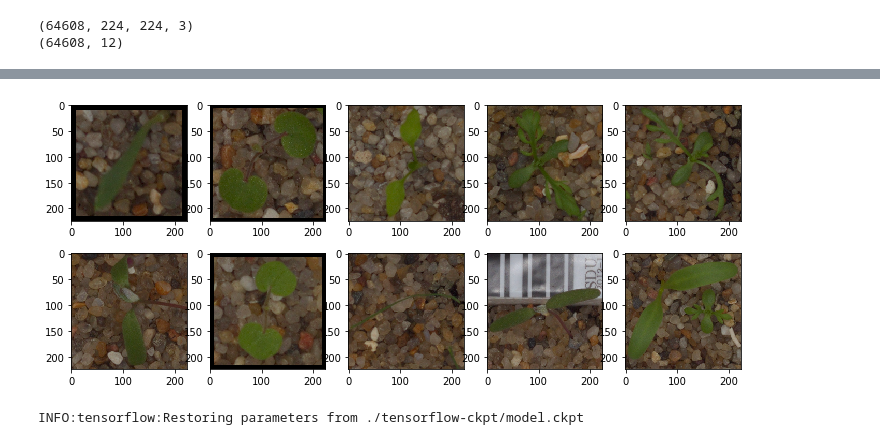
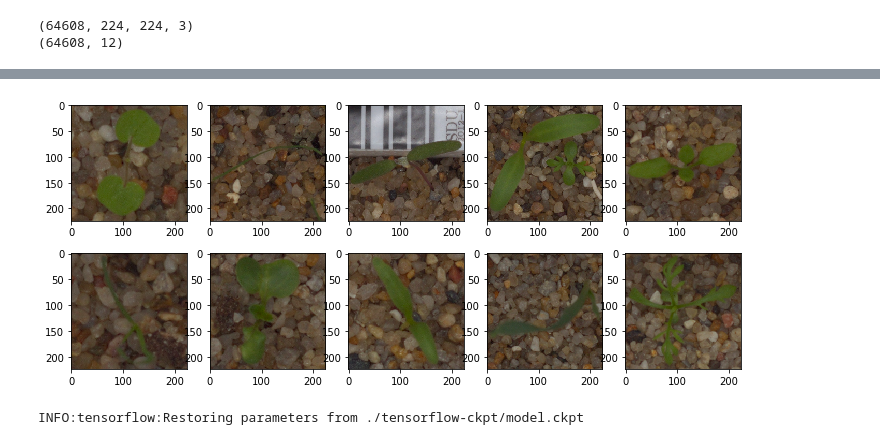
Before and after one commit to acarl005/mids-w207-final, a Jupyter notebook: main.ipynb, the cells around one changed output, grey strips where cells are left out. Drawn from its saved outputs; the diff is of its cells as text; code cells hidden in the pictures.

```diff
--- a/main.ipynb
+++ b/main.ipynb
@@ -70,15 +71,18 @@ Run this once to resize the images and save to disk. This takes a few minutes.
 train_imgs = load_images("./data/train/raw/*/*.png",
                          desired_size=IMG_SIZE,
                          scale_down=True,
-                         pad_up=True,
+                         scale_up=True,
                          write_to="./data/train/resized",
                          preserve_dir_tree_at="./data/train/raw")
 
-fig = plt.figure(figsize=(12, 5))
-for i in range(10):
-    sub = fig.add_subplot(2, 5, i + 1)
-    rand_i = np.random.randint(0, len(train_imgs))
-    sub.imshow(train_imgs[rand_i])
+def plot_random_10(imgs):
+    fig = plt.figure(figsize=(12, 5))
+    for i in range(10):
+        sub = fig.add_subplot(2, 5, i + 1)
+        rand_i = np.random.randint(0, len(imgs))
+        sub.imshow(imgs[rand_i])
+
+plot_random_10(train_imgs)
 
 del train_imgs
 # %% [output]
@@ -359,19 +363,15 @@ dev accuracy = 0.8375
 # %%
 test_imgs = load_images("./data/test/raw/*.png",
                          desired_size=IMG_SIZE,
                          scale_down=True,
-                         pad_up=True,
+                         scale_up=True,
                          write_to="./data/test/resized")
 
-fig = plt.figure(figsize=(12, 5))
-for i in range(10):
-    sub = fig.add_subplot(2, 5, i + 1)
-    rand_i = np.random.randint(0, len(test_imgs))
-    sub.imshow(test_imgs[rand_i])
+plot_random_10(test_imgs)
 
 del test_imgs
 # %% [output]
-[figure, old version]
+[figure, new version]
 # %%
 test_imgs, file_names = load_images("./data/test/resized/*.png", return_file_paths=True)
 test_imgs = np.array(test_imgs)
```
Also changed, not shown: parts of 14 cells of this notebook.
